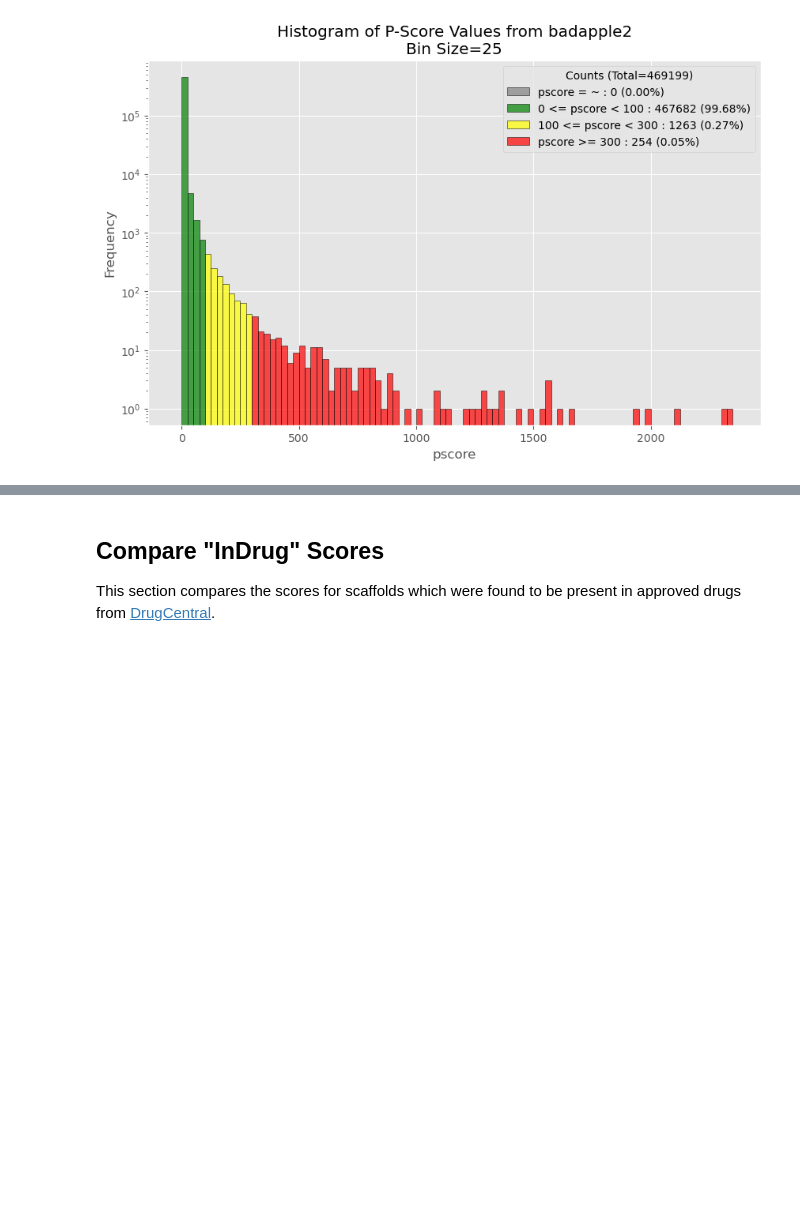
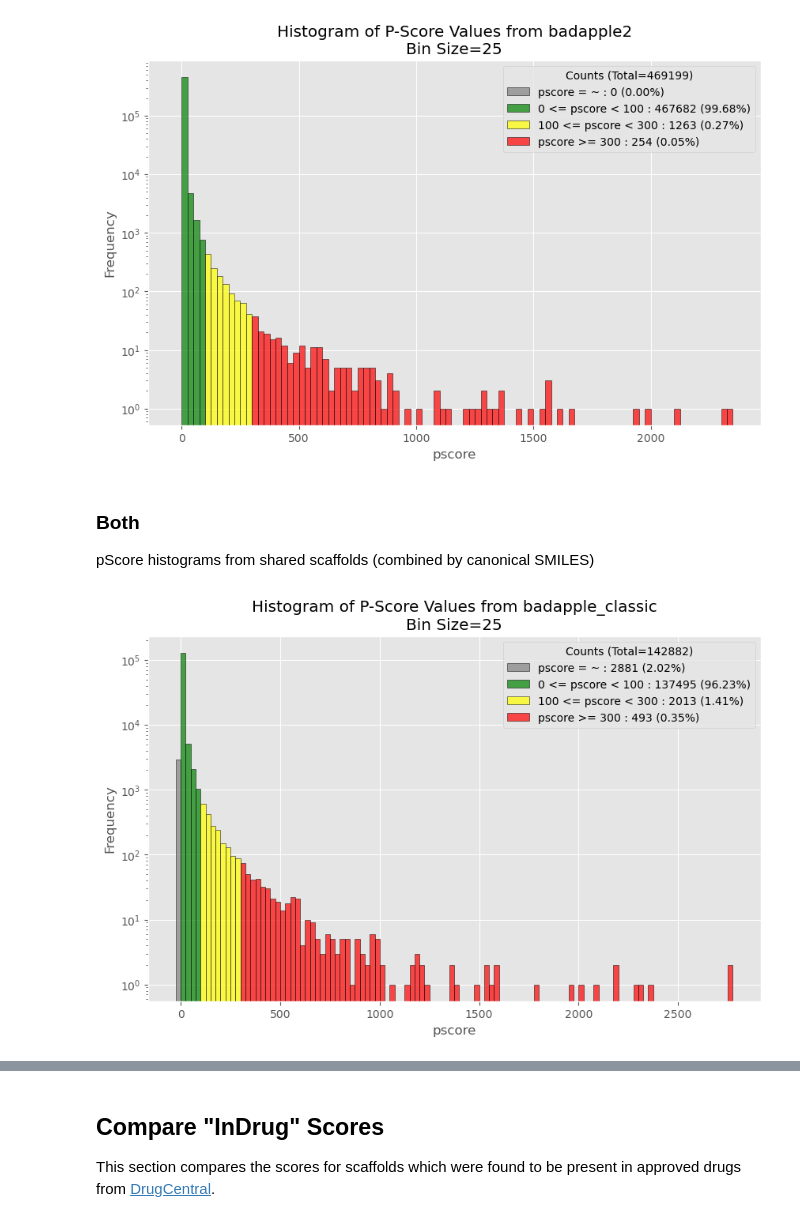
Before and after one commit to unmtransinfo/Badapple2, a Jupyter notebook: src/notebooks/badapple2-vs-badapple_classic.ipynb, the cells around one changed output, grey strips where cells are left out. Saved outputs shown, nothing was run; the diff lists cells and outputs as text; code cells hidden in the pictures; blank space fills up the shorter version.

```diff
--- a/src/notebooks/badapple2-vs-badapple_classic.ipynb
+++ b/src/notebooks/badapple2-vs-badapple_classic.ipynb
@@ -328,3 +285,10 @@ show_score_histogram(original_df["pscore"], "badapple_classic")
 show_score_histogram(comparison_df["pscore"], "badapple2")
 # %% [output]
 [figure]
+# %% [markdown]
+### Both
+pScore histograms from shared scaffolds (combined by canonical SMILES)
+# %%
+show_score_histogram(shared_df["pscore_classic"], "badapple_classic")
+# %% [output]
+[figure, added]
```
Also changed, not shown: parts of 44 cells of this notebook.
